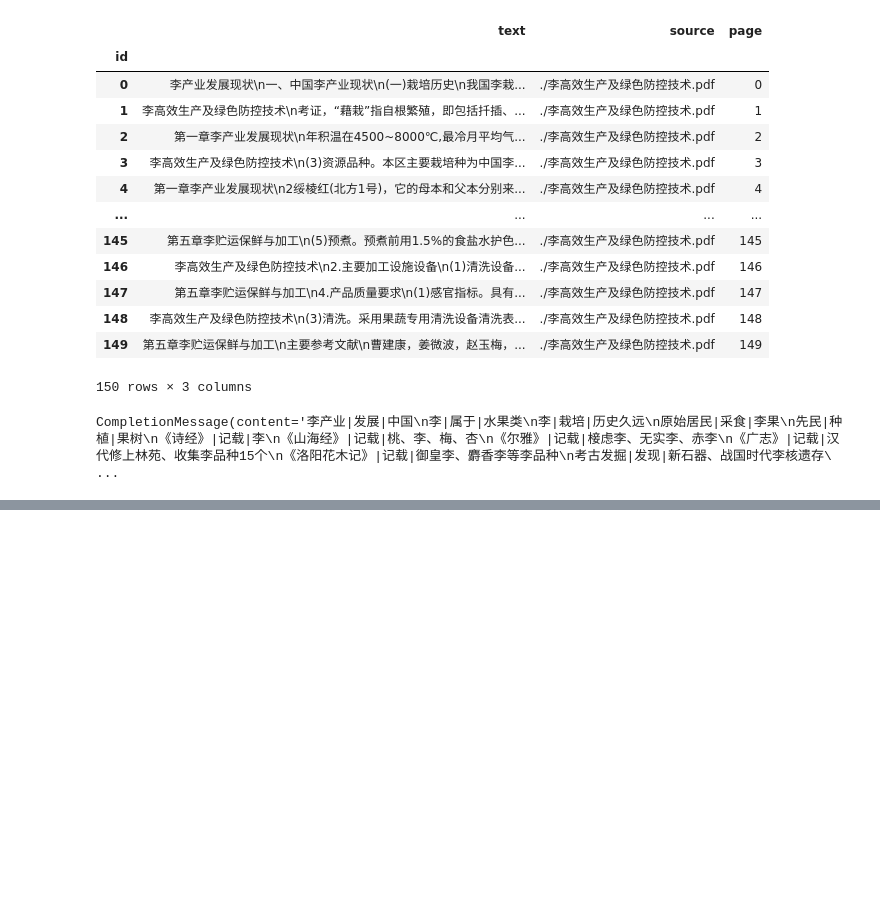
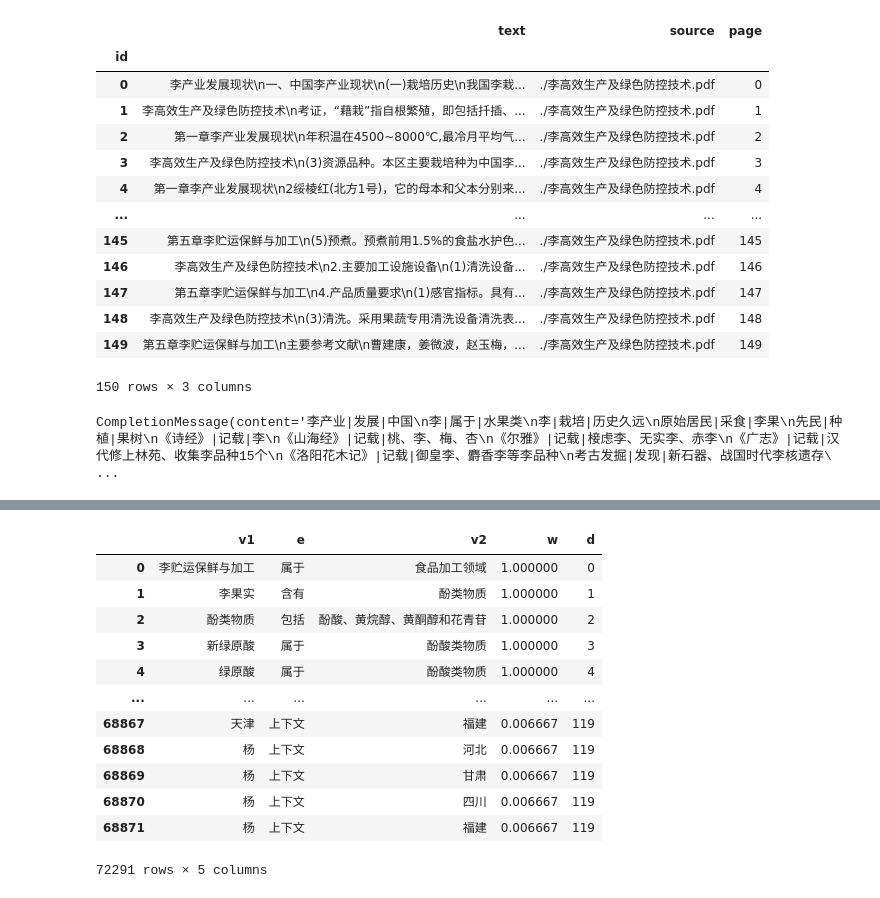
Before and after one commit to halobase/halo, a Jupyter notebook: misc/main.ipynb, the cells around one changed output, grey strips where cells are left out. Cells and saved outputs as stored; diff of their text form; code cells hidden in the pictures; blank space fills up the shorter version.

```diff
--- a/misc/main.ipynb
+++ b/misc/main.ipynb
@@ -112,0 +148,7 @@ df_all
+# %%
+df_semantic = pd.read_csv(
+  "preprocessed/edges-semantic.csv",
+  sep="|",
+  names=["v1", "e", "v2", "w", "d"]
+)
+df_semantic.iloc[17:25]
@@ -112,0 +254,17 @@ df_all
+# %%
+df_final = pd.concat([df_semantic, df_contextual])
+df_final
+# %% [output]
+|  | v1 | e | v2 | w | d |
+| 0 | 李贮运保鲜与加工 | 属于 | 食品加工领域 | 1.000000 | 0 |
+| 1 | 李果实 | 含有 | 酚类物质 | 1.000000 | 1 |
+| 2 | 酚类物质 | 包括 | 酚酸、黄烷醇、黄酮醇和花青苷 | 1.000000 | 2 |
+| 3 | 新绿原酸 | 属于 | 酚酸类物质 | 1.000000 | 3 |
+| 4 | 绿原酸 | 属于 | 酚酸类物质 | 1.000000 | 4 |
+| ... | ... | ... | ... | ... | ... |
+| 68867 | 天津 | 上下文 | 福建 | 0.006667 | 119 |
+| 68868 | 杨 | 上下文 | 河北 | 0.006667 | 119 |
+| 68869 | 杨 | 上下文 | 甘肃 | 0.006667 | 119 |
+| 68870 | 杨 | 上下文 | 四川 | 0.006667 | 119 |
+| 68871 | 杨 | 上下文 | 福建 | 0.006667 | 119 |
+72291 rows × 5 columns
```
Also changed, not shown: parts of 13 cells of this notebook, 5 other files.
